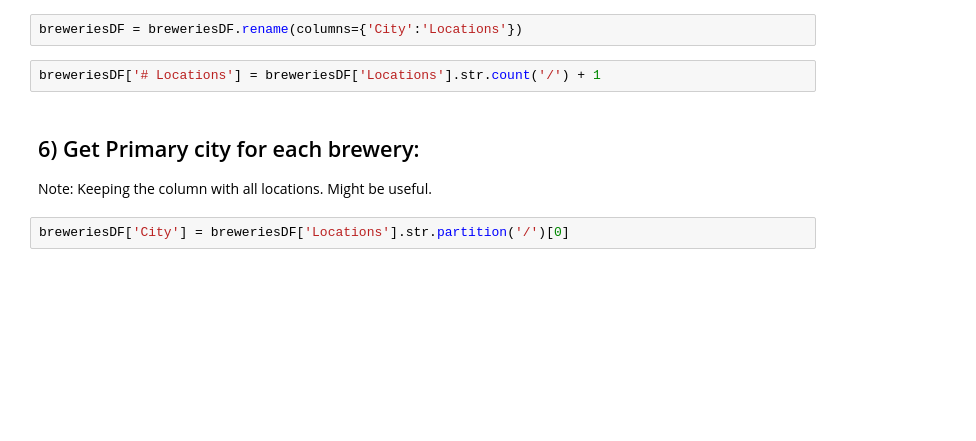
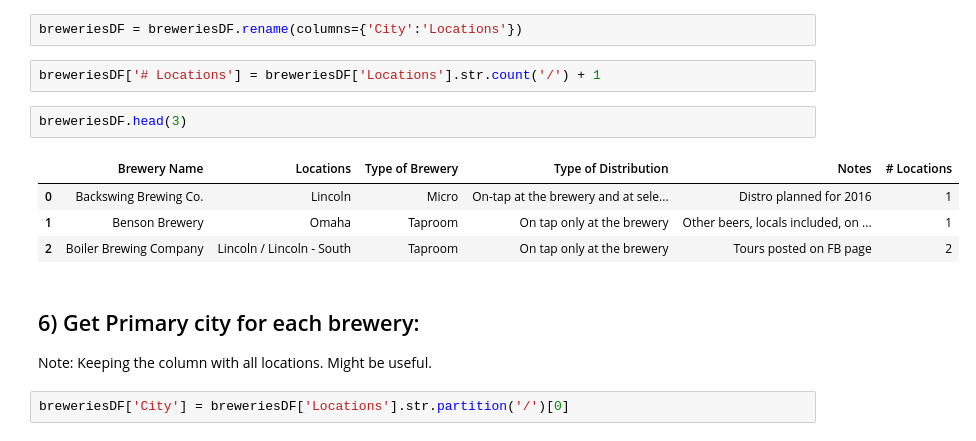
Before and after one commit to ScottBreitbach/DSC540, a Jupyter notebook: Final Project/BreitbachScott_DSC540_Milestone3.ipynb, the cells around one changed output. Saved outputs shown, nothing was run; the diff lists cells and outputs as text; blank space fills up the shorter version.

```diff
--- a/Final Project/BreitbachScott_DSC540_Milestone3.ipynb
+++ b/Final Project/BreitbachScott_DSC540_Milestone3.ipynb
@@ -173,6 +173,13 @@ Since my interest is in the breweries themselves, I think I will assign the prim
 breweriesDF = breweriesDF.rename(columns={'City':'Locations'})
 # %%
 breweriesDF['# Locations'] = breweriesDF['Locations'].str.count('/') + 1
+# %%
+breweriesDF.head(3)
+# %% [output]
+|  | Brewery Name | Locations | Type of Brewery | Type of Distribution | Notes | # Locations |
+| 0 | Backswing Brewing Co. | Lincoln | Micro | On-tap at the brewery and at sele... | Distro planned for 2016 | 1 |
+| 1 | Benson Brewery | Omaha | Taproom | On tap only at the brewery | Other beers, locals included, on ... | 1 |
+| 2 | Boiler Brewing Company | Lincoln / Lincoln - South | Taproom | On tap only at the brewery | Tours posted on FB page | 2 |
 # %% [markdown]
 ## 6) Get Primary city for each brewery:
 Note: Keeping the column with all locations. Might be useful.
```
Also changed, not shown: parts of 3 cells of this notebook.
